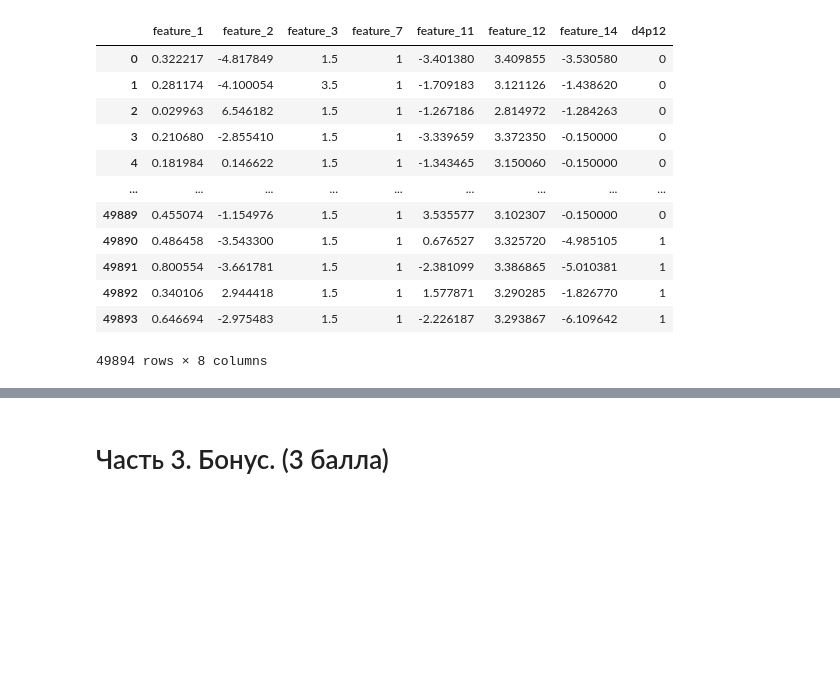
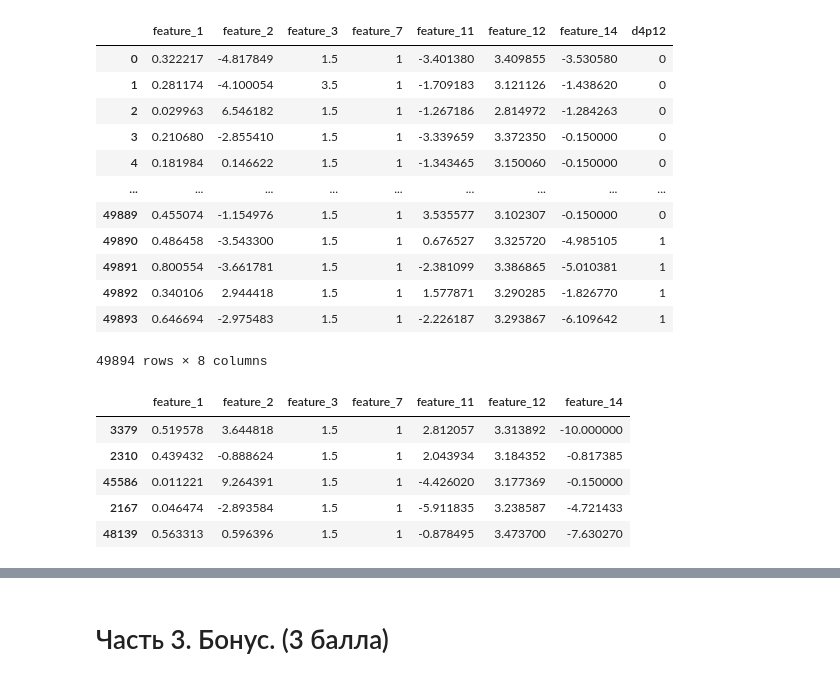
Before and after one commit to OVvvERLORD/tbank_risk_intensive, a Jupyter notebook: tbank_risk_hw3_bartia.ipynb, the cells around one changed output, grey strips where cells are left out. Drawn from its saved outputs; the diff is of its cells as text; code cells hidden in the pictures; blank space fills up the shorter version.

Commit message:
hw3 linearized finale v1

```diff
--- a/tbank_risk_hw3_bartia.ipynb
+++ b/tbank_risk_hw3_bartia.ipynb
@@ -1020,3 +1020,15 @@ seg_1_finale
 | 49892 | 0.340106 | 2.944418 | 1.5 | 1 | 1.577871 | 3.290285 | -1.826770 | 1 |
 | 49893 | 0.646694 | -2.975483 | 1.5 | 1 | -2.226187 | 3.293867 | -6.109642 | 1 |
 49894 rows × 8 columns
+# %%
+s1_target = seg_1_finale['d4p12']
+s1_data = seg_1_finale.drop(columns=['d4p12'])
+s1_X_train, s1_X_test, s1_y_train, s1_y_test = train_test_split(s1_data, s1_target, train_size=0.8, stratify=s1_target)
+s1_X_test.head()
+# %% [output]
+|  | feature_1 | feature_2 | feature_3 | feature_7 | feature_11 | feature_12 | feature_14 |
+| 3379 | 0.519578 | 3.644818 | 1.5 | 1 | 2.812057 | 3.313892 | -10.000000 |
+| 2310 | 0.439432 | -0.888624 | 1.5 | 1 | 2.043934 | 3.184352 | -0.817385 |
+| 45586 | 0.011221 | 9.264391 | 1.5 | 1 | -4.426020 | 3.177369 | -0.150000 |
+| 2167 | 0.046474 | -2.893584 | 1.5 | 1 | -5.911835 | 3.238587 | -4.721433 |
+| 48139 | 0.563313 | 0.596396 | 1.5 | 1 | -0.878495 | 3.473700 | -7.630270 |
```
Also changed, not shown: parts of 5 cells of this notebook.
